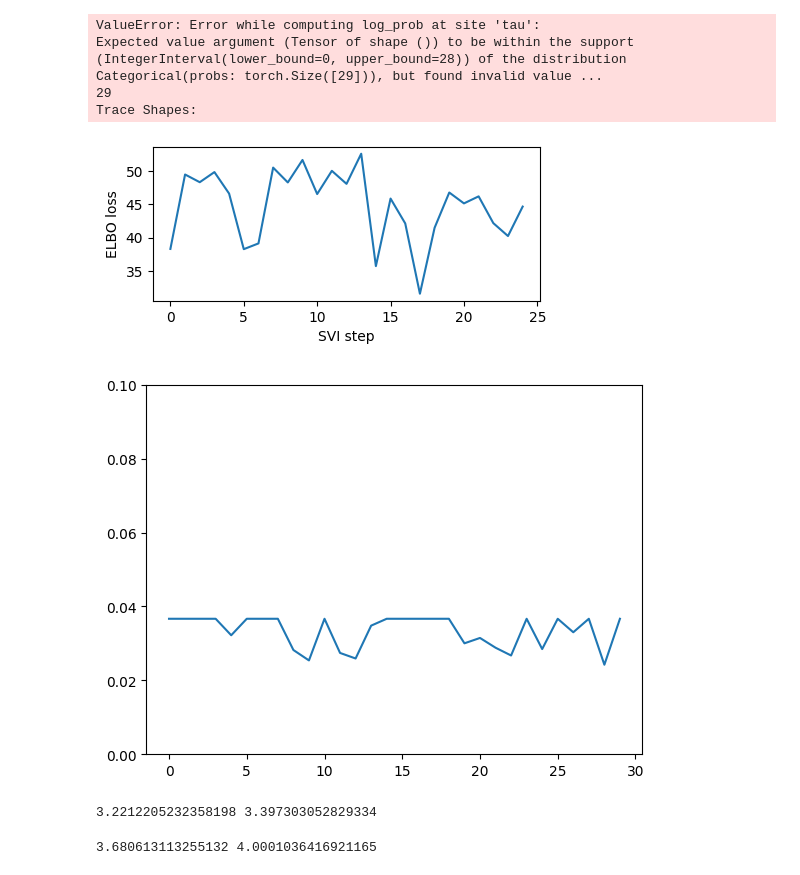
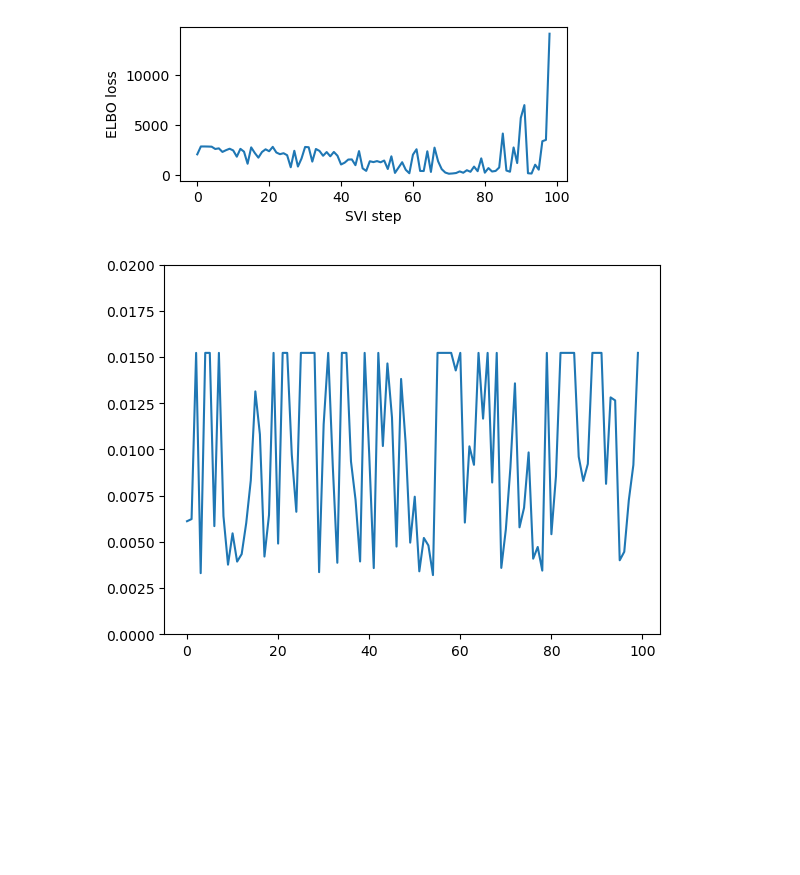
Before and after one commit to tanaka-hiroki1989/ex_python_cpa_pyro, a Jupyter notebook: time_depend.ipynb, the cells around one changed output. Saved outputs shown, nothing was run; the diff lists cells and outputs as text; code cells hidden in the pictures; blank space fills up the shorter version.

```diff
--- a/time_depend.ipynb
+++ b/time_depend.ipynb
@@ -11,9 +11,9 @@ def data_generator(length,cp,inc1,inc2):
     mean = 0.0
     for i in range(length):
         if i < cp:
-            data.append(np.random.normal(mean,0.1))
+            data.append(np.random.normal(mean,0.01))
             mean += inc1
         else:
-            data.append(np.random.normal(mean,0.1))
+            data.append(np.random.normal(mean,0.01))
             mean += inc2
     return data
@@ -21,0 +20,4 @@ data1=data_generator(30,15,0.05,0.1)
+# %%
+from plot import plot
+data1=data_generator(100,50,0.1,0.2)
+plot(data1)
@@ -27,28 +31,24 @@ svi = pyro.infer.SVI(model, guide, adam, elbo)
 from scipy.special import softmax
 losses=[]
 probs=[]
-for step in range(50):  # Consider running for more steps.
+for step in range(100):  # Consider running for more steps.
     loss = svi.step(torch.tensor(data1))
     losses.append(loss)
     pi= pyro.param("pi").data.cpu().numpy()
     prob=softmax(pi)
     probs.append(prob)
-# %% [output]
-ValueError: Error while computing log_prob at site 'tau':
-Expected value argument (Tensor of shape ()) to be within the support (IntegerInterval(lower_bound=0, upper_bound=28)) of the distribution Categorical(probs: torch.Size([29])), but found invalid value ...
-29
-Trace Shapes:
 # %%
 plt.figure(figsize=(5, 2))
-plt.plot(losses[0:70])
+plt.plot(losses[0:99])
 plt.xlabel("SVI step")
+#plt.ylim([0,100])
 plt.ylabel("ELBO loss");
 # %% [output]
-[figure, old version]
+[figure, new version]
 # %%
 import matplotlib.pyplot as plt
-plt.ylim(0.0,0.1)
-plt.plot(probs[15])
+plt.ylim(0.0,0.02)
+plt.plot(probs[90])
 plt.show()
 # %% [output]
-[figure, old version]
+[figure, new version]
@@ -58,4 +54,0 @@ b1=pyro.param("b1").data.cpu().numpy()
-# %%
-print(a1,b1)
-# %% [output]
-3.2212205232358198 3.397303052829334
@@ -65,4 +54,0 @@ b2=pyro.param("b2").data.cpu().numpy()
-# %%
-print(a2,b2)
-# %% [output]
-3.680613113255132 4.0001036416921165
```
Also changed, not shown: parts of 4 cells of this notebook.
